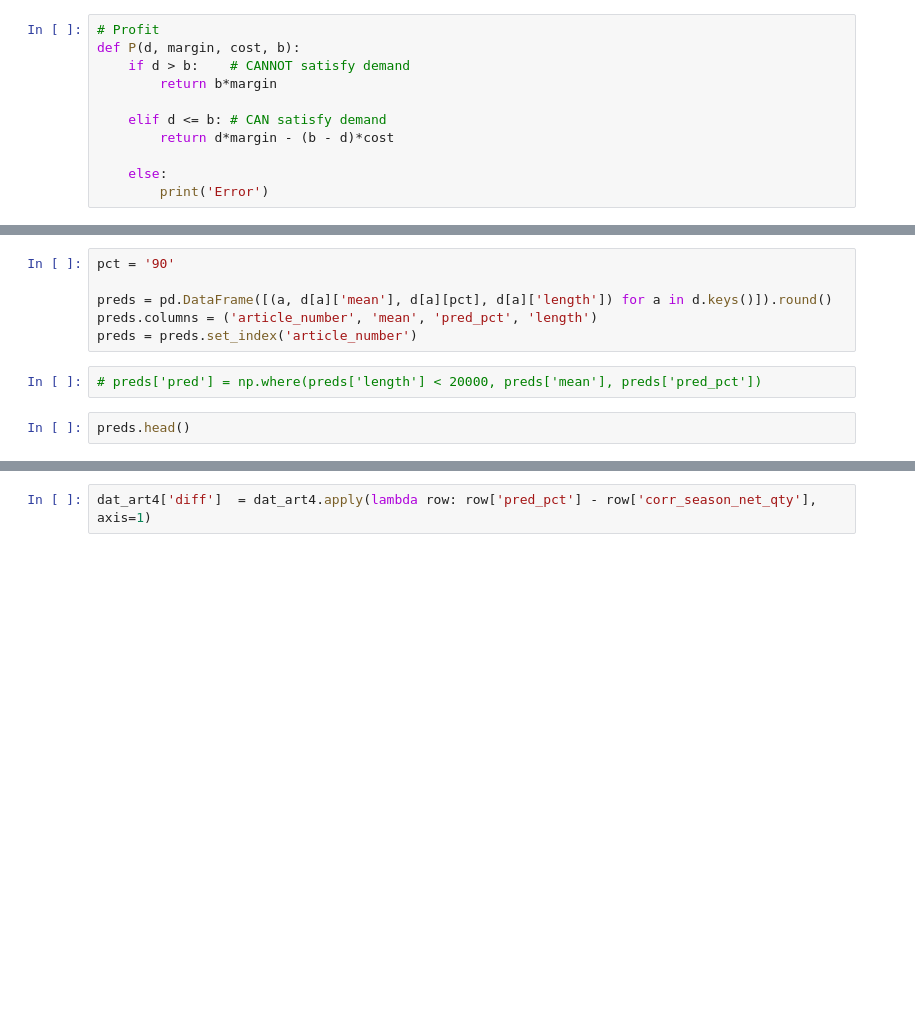
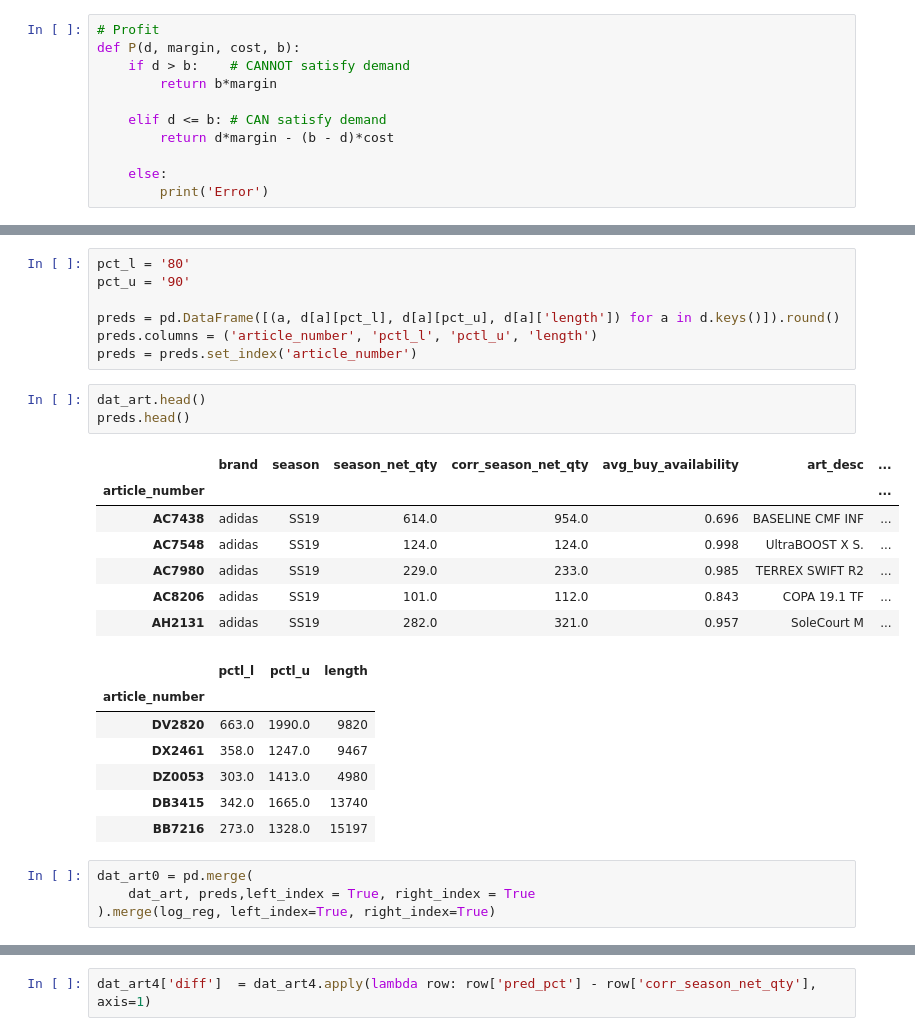
Before and after one commit to cwcomiskey/Misc, a Jupyter notebook: adidas/new_article_EDA.ipynb, the cells around one changed output, grey strips where cells are left out. Drawn from its saved outputs; the diff is of its cells as text; blank space fills up the shorter version.

```diff
--- a/adidas/new_article_EDA.ipynb
+++ b/adidas/new_article_EDA.ipynb
@@ -235,10 +279,29 @@ def P(d, margin, cost, b):
 # %%
-pct = '90'
+pct_l = '80'
+pct_u = '90'
 
-preds = pd.DataFrame([(a, d[a]['mean'], d[a][pct], d[a]['length']) for a in d.keys()]).round()
-preds.columns = ('article_number', 'mean', 'pred_pct', 'length')
+preds = pd.DataFrame([(a, d[a][pct_l], d[a][pct_u], d[a]['length']) for a in d.keys()]).round()
+preds.columns = ('article_number', 'pctl_l', 'pctl_u', 'length')
 preds = preds.set_index('article_number')
-# %%
-# preds['pred'] = np.where(preds['length'] < 20000, preds['mean'], preds['pred_pct'])
-# %%
-preds.head()
+# %%
+dat_art.head()
+preds.head()
+# %% [output]
+|  | brand | season | season_net_qty | corr_season_net_qty | avg_buy_availability | art_desc | ... |
+| article_number |  |  |  |  |  |  | ... |
+| AC7438 | adidas | SS19 | 614.0 | 954.0 | 0.696 | BASELINE CMF INF | ... |
+| AC7548 | adidas | SS19 | 124.0 | 124.0 | 0.998 | UltraBOOST X S. | ... |
+| AC7980 | adidas | SS19 | 229.0 | 233.0 | 0.985 | TERREX SWIFT R2 | ... |
+| AC8206 | adidas | SS19 | 101.0 | 112.0 | 0.843 | COPA 19.1 TF | ... |
+| AH2131 | adidas | SS19 | 282.0 | 321.0 | 0.957 | SoleCourt M | ... |
+|  | pctl_l | pctl_u | length |
+| article_number |  |  |  |
+| DV2820 | 663.0 | 1990.0 | 9820 |
+| DX2461 | 358.0 | 1247.0 | 9467 |
+| DZ0053 | 303.0 | 1413.0 | 4980 |
+| DB3415 | 342.0 | 1665.0 | 13740 |
+| BB7216 | 273.0 | 1328.0 | 15197 |
+# %%
+dat_art0 = pd.merge(
+    dat_art, preds,left_index = True, right_index = True
+).merge(log_reg, left_index=True, right_index=True)
```
Also changed, not shown: parts of 35 cells of this notebook.
